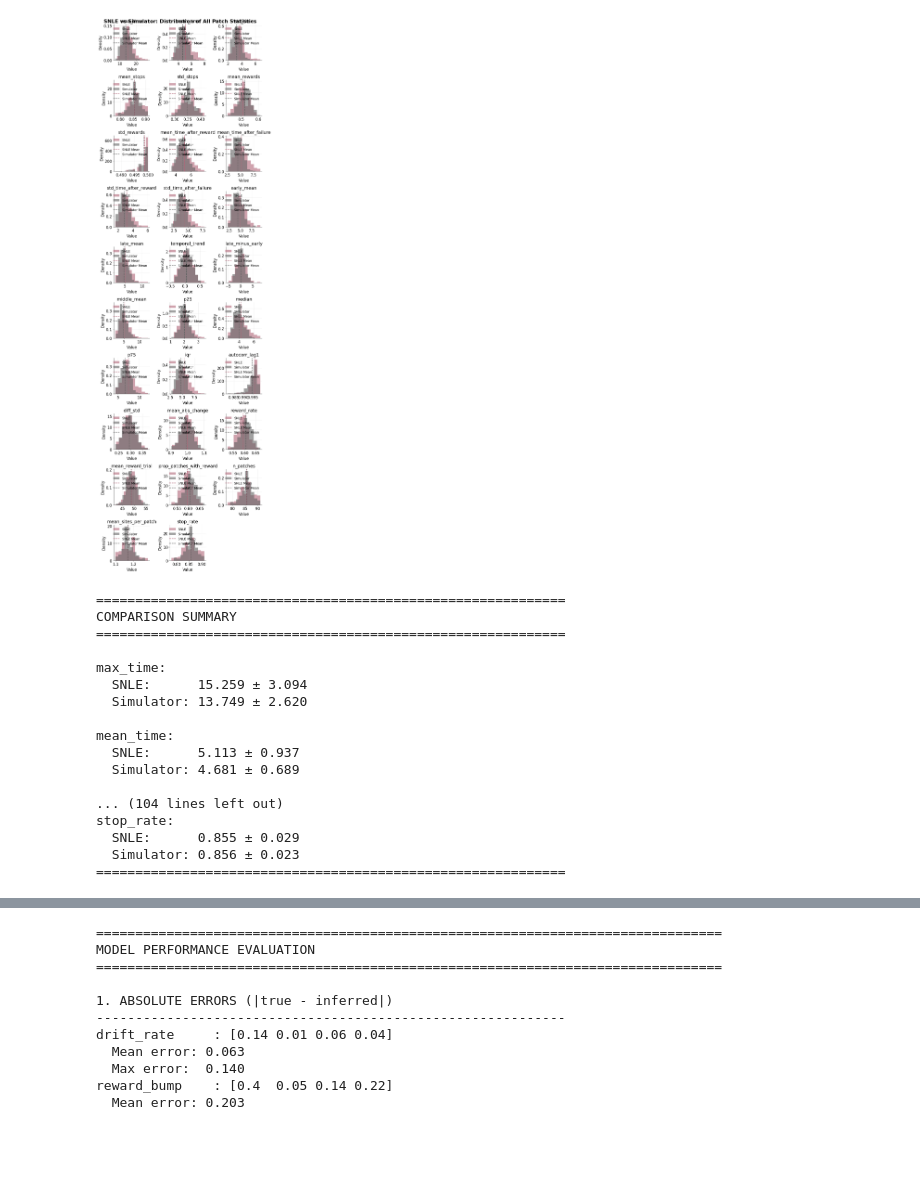
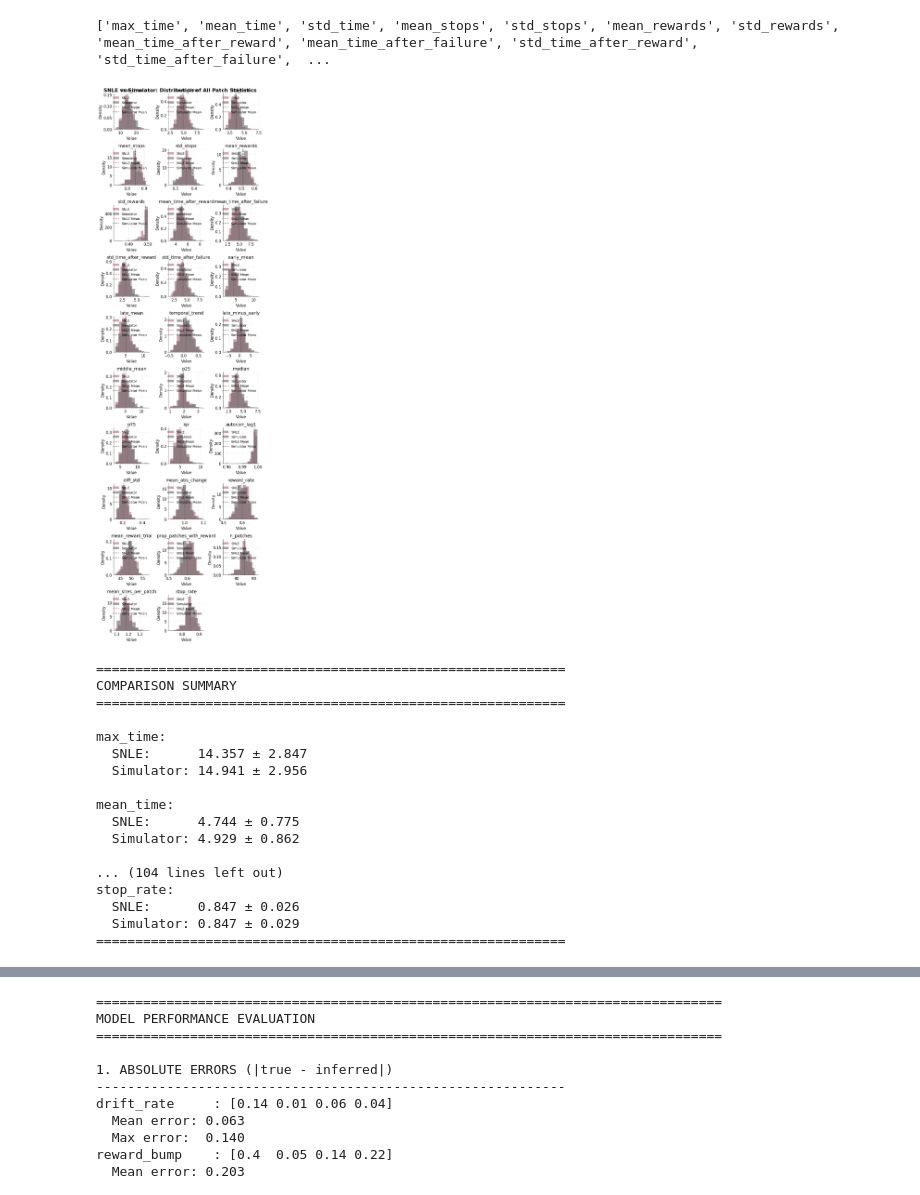
Before and after one commit to lauradriscoll/Aind.Behavior.VrForaging.Analysis, a Jupyter notebook: src/aind_behavior_vrforaging_analysis/sbi_ddm_analysis/snle/notebooks/snle_multi_patch_jax.ipynb, the cells around one changed output, grey strips where cells are left out. Saved outputs shown, nothing was run; the diff lists cells and outputs as text; code cells hidden in the pictures; blank space fills up the shorter version.

```diff
--- a/src/aind_behavior_vrforaging_analysis/sbi_ddm_analysis/snle/notebooks/snle_multi_patch_jax.ipynb
+++ b/src/aind_behavior_vrforaging_analysis/sbi_ddm_analysis/snle/notebooks/snle_multi_patch_jax.ipynb
@@ -62,0 +292,24 @@ Trained for 235 iterations
+# %%
+# Quick loading (assumes config matches saved model)
+model_filename = get_model_filename(CONFIG)
+model_path = Path(CONFIG['output_dir']) / model_filename
+
+with open(model_path, 'rb') as f:
+    model_data = pickle.load(f)
+
+# Reconstruct SNLE
+simulator = PatchForagingDDM_JAX(max_sites_per_window=100)
+prior_fn = create_prior(
+    prior_low=jnp.array(CONFIG['prior_low']),
+    prior_high=jnp.array(CONFIG['prior_high'])
+)
+
+flow = make_maf(
+    n_dimension=len(FEATURE_NAMES),  # obs data dimension
+    n_layers=CONFIG['num_layers'],
+    hidden_sizes=(CONFIG['hidden_dim'], CONFIG['hidden_dim']),
+)
+
+snle = NLE((prior_fn, simulator.simulator_fn), flow)
+
+print("✓ Model loaded!")
@@ -108,9 +370,9 @@ print("\n3. Testing inference...")
 rng_key, subkey = random.split(rng_key)
 posterior_samples, diagnostics = infer_parameters_snle(
 snle,
-snle_params,
+model_data['snle_params'],
 observed_stats,
-y_mean, y_std,
+model_data['y_mean'], model_data['y_std'],
 num_samples=100_000,
 num_warmup=50,
 num_chains=2,
@@ -281,16 +1063,17 @@ posterior_ds = extract_samples(inference_results)
 theta_samples = posterior_ds["theta"].values.reshape(-1, 4)  # shape (500,4)
 
 # Simulate synthetic patches for comparison
-synthetic = []
-for theta in theta_samples:
+posterior_mean_theta = theta_samples.mean(axis=0)  # Single point estimate
+
+synthetic_data = []
+for i in range(500):
     rng_key, subkey = random.split(rng_key)
-    _, stats = simulator.simulate_one_window(theta, subkey)
-    synthetic.append(stats)
-
-synthetic = jnp.array(synthetic)
+    _, data = simulator.simulate_one_window(posterior_mean_theta, subkey)
+    synthetic_data.append(data)
+synthetic_data = jnp.array(synthetic_data)
 
 # 4. Plot
-plot_real_synth_hist(real_data, synthetic)
+plot_real_synth_hist(real_data, synthetic_data)
 # %% [output]
 Generating patches from posterior samples for comparison...
 
@@ -299,18 +1082,19 @@ Generating patches from posterior samples for comparison...
+['max_time', 'mean_time', 'std_time', 'mean_stops', 'std_stops', 'mean_rewards', 'std_rewards', 'mean_time_after_reward', 'mean_time_after_failure', 'std_time_after_reward', 'std_time_after_failure',  ...
-[figure, old version]
+[figure, new version]
-============================================================
-COMPARISON SUMMARY
-============================================================
-
-max_time:
-  SNLE:      15.259 ± 3.094
-  Simulator: 13.749 ± 2.620
-
-mean_time:
-  SNLE:      5.113 ± 0.937
-  Simulator: 4.681 ± 0.689
-
-... (104 lines left out)
-stop_rate:
-  SNLE:      0.855 ± 0.029
-  Simulator: 0.856 ± 0.023
-============================================================
+============================================================
+COMPARISON SUMMARY
+============================================================
+
+max_time:
+  SNLE:      14.357 ± 2.847
+  Simulator: 14.941 ± 2.956
+
+mean_time:
+  SNLE:      4.744 ± 0.775
+  Simulator: 4.929 ± 0.862
+
+... (104 lines left out)
+stop_rate:
+  SNLE:      0.847 ± 0.026
+  Simulator: 0.847 ± 0.029
+============================================================
```
Also changed, not shown: parts of 32 cells of this notebook, 28 other files.
